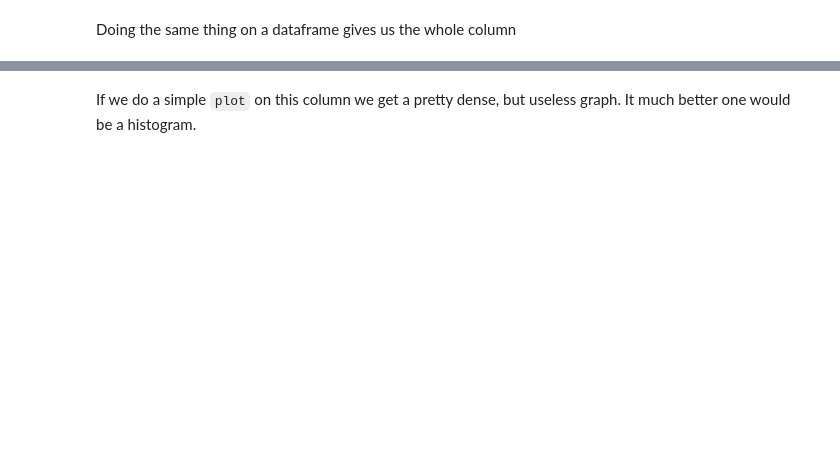
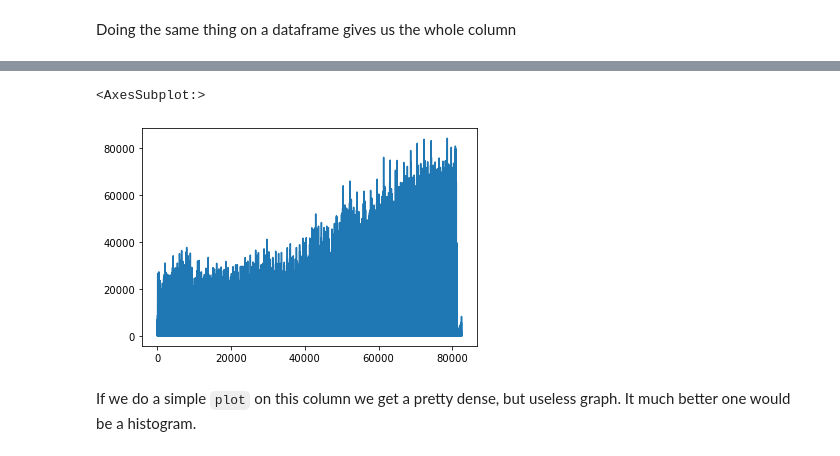
Before and after one commit to Anthony-Fr-1/data_project, a Jupyter notebook: Data Project Draft.ipynb, the cells around one changed output, grey strips where cells are left out. Cells and saved outputs as stored; diff of their text form; code cells hidden in the pictures; blank space fills up the shorter version.

Commit message:
data proj update

```diff
--- a/Data Project Draft.ipynb
+++ b/Data Project Draft.ipynb
@@ -80,2 +152,7 @@ penalty_data["FACE_VALUE"].plot()
+# %%
+international_air_traffic_data_set["Passengers_In"].plot()
+# %% [output]
+<AxesSubplot:>
+[figure, added]
 # %% [markdown]
 If we do a simple `plot` on this column we get a pretty dense, but useless graph. It much better one would be a histogram.
```
Also changed, not shown: parts of 18 cells of this notebook.
